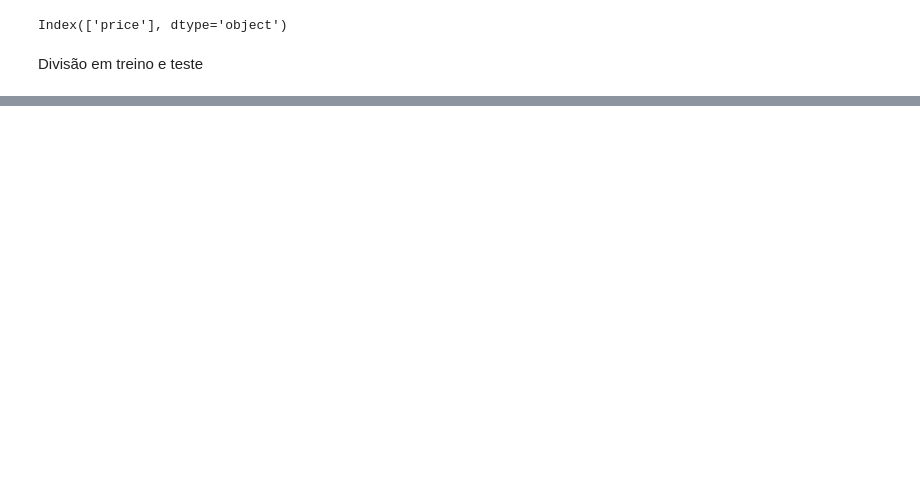
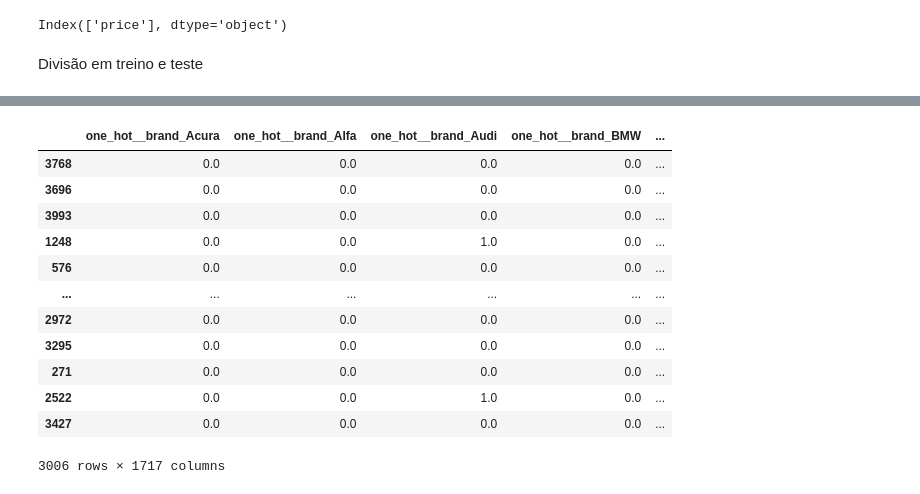
Before and after one commit to Pablo-Sant/previsao_preco_carro, a Jupyter notebook: notebooks/02-preprocessing.ipynb, the cells around one changed output, grey strips where cells are left out. Cells and saved outputs as stored; diff of their text form; code cells hidden in the pictures; blank space fills up the shorter version.

Commit message:
feat: aplicação do Encoder e normalização. Término do pré-processamento

```diff
--- a/notebooks/02-preprocessing.ipynb
+++ b/notebooks/02-preprocessing.ipynb
@@ -318,0 +388,3 @@ x_train, x_test, y_train, y_test = train_test_split(x, y, test_size=0.25, random
+# %%
+categoricas = x_train.select_dtypes(include=['object']).columns.to_list()
+categoricas
@@ -318,0 +405,7 @@ x_train, x_test, y_train, y_test = train_test_split(x, y, test_size=0.25, random
+# %%
+preprocessor = ColumnTransformer([
+    ('one_hot', OneHotEncoder(sparse_output=False, handle_unknown='ignore'), categoricas),
+    ('scaler', StandardScaler(), numericas)
+])
+# %%
+preprocessor.set_output(transform='pandas')
@@ -318,0 +422,19 @@ x_train, x_test, y_train, y_test = train_test_split(x, y, test_size=0.25, random
+# %%
+x_train = preprocessor.fit_transform(x_train)
+x_test = preprocessor.transform(x_test)
+# %%
+x_train
+# %% [output]
+|  | one_hot__brand_Acura | one_hot__brand_Alfa | one_hot__brand_Audi | one_hot__brand_BMW | ... |
+| 3768 | 0.0 | 0.0 | 0.0 | 0.0 | ... |
+| 3696 | 0.0 | 0.0 | 0.0 | 0.0 | ... |
+| 3993 | 0.0 | 0.0 | 0.0 | 0.0 | ... |
+| 1248 | 0.0 | 0.0 | 1.0 | 0.0 | ... |
+| 576 | 0.0 | 0.0 | 0.0 | 0.0 | ... |
+| ... | ... | ... | ... | ... | ... |
+| 2972 | 0.0 | 0.0 | 0.0 | 0.0 | ... |
+| 3295 | 0.0 | 0.0 | 0.0 | 0.0 | ... |
+| 271 | 0.0 | 0.0 | 0.0 | 0.0 | ... |
+| 2522 | 0.0 | 0.0 | 1.0 | 0.0 | ... |
+| 3427 | 0.0 | 0.0 | 0.0 | 0.0 | ... |
+3006 rows × 1717 columns
```
Also changed, not shown: parts of 21 cells of this notebook.
